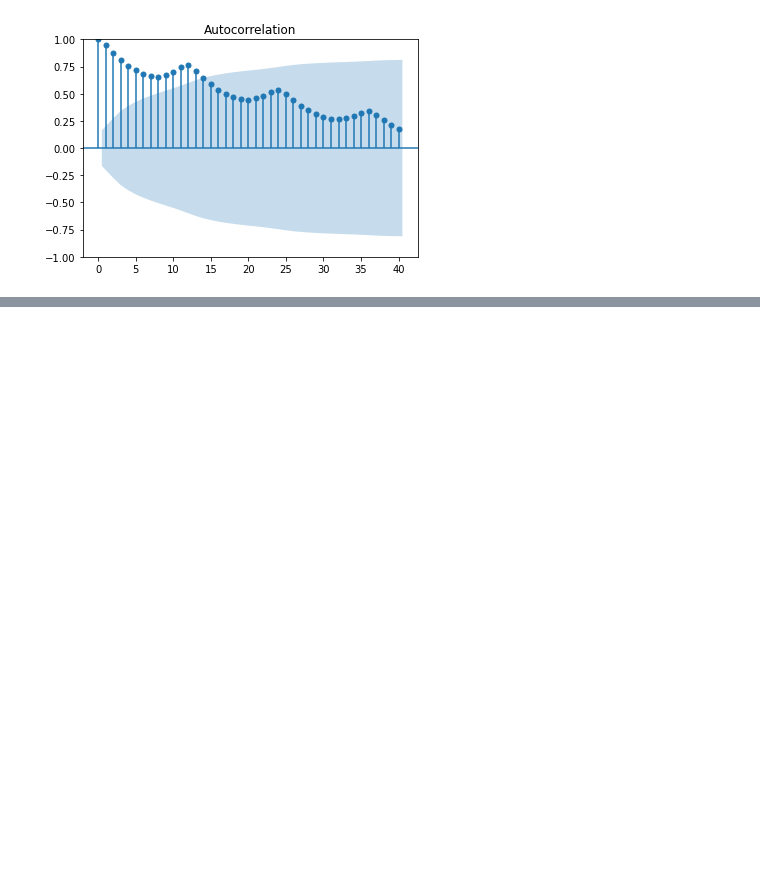
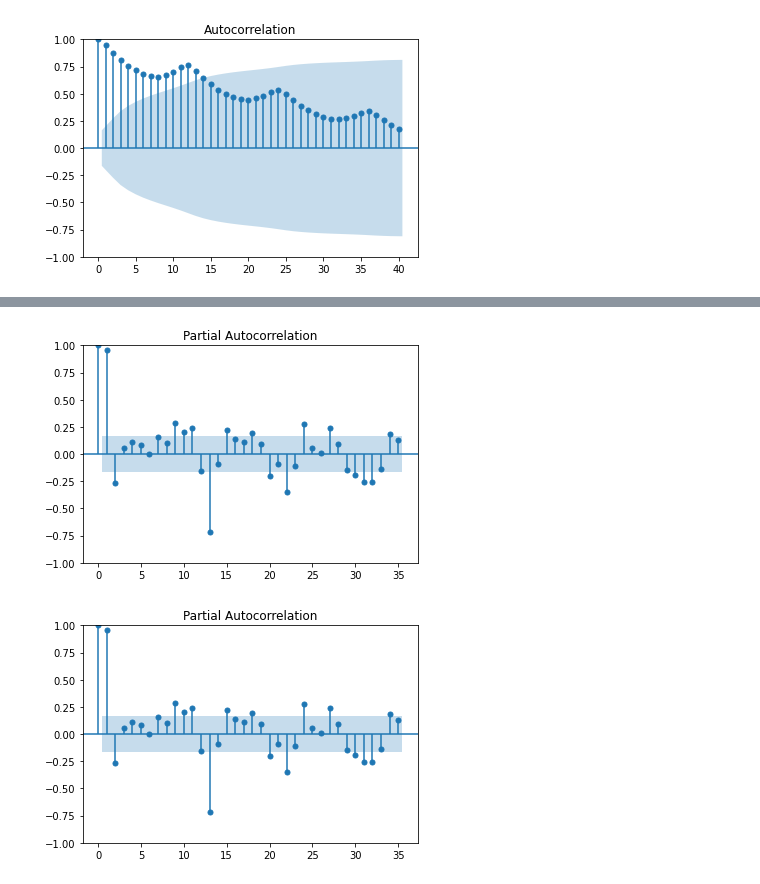
Before and after one commit to nnao45/jaist-my-jupyter, a Jupyter notebook: notebook/lag/test01.ipynb, the cells around one changed output, grey strips where cells are left out. Cells and saved outputs as stored; diff of their text form; code cells hidden in the pictures; blank space fills up the shorter version.

```diff
--- a/notebook/lag/test01.ipynb
+++ b/notebook/lag/test01.ipynb
@@ -31,0 +66,5 @@ sm.graphics.tsa.plot_acf(passengers, lags=40)
+# %%
+sm.graphics.tsa.plot_pacf(passengers, lags=35)
+# %% [output]
+[figure, added]
+[figure, added]
```
Also changed, not shown: parts of 4 cells of this notebook, 8 other files.
